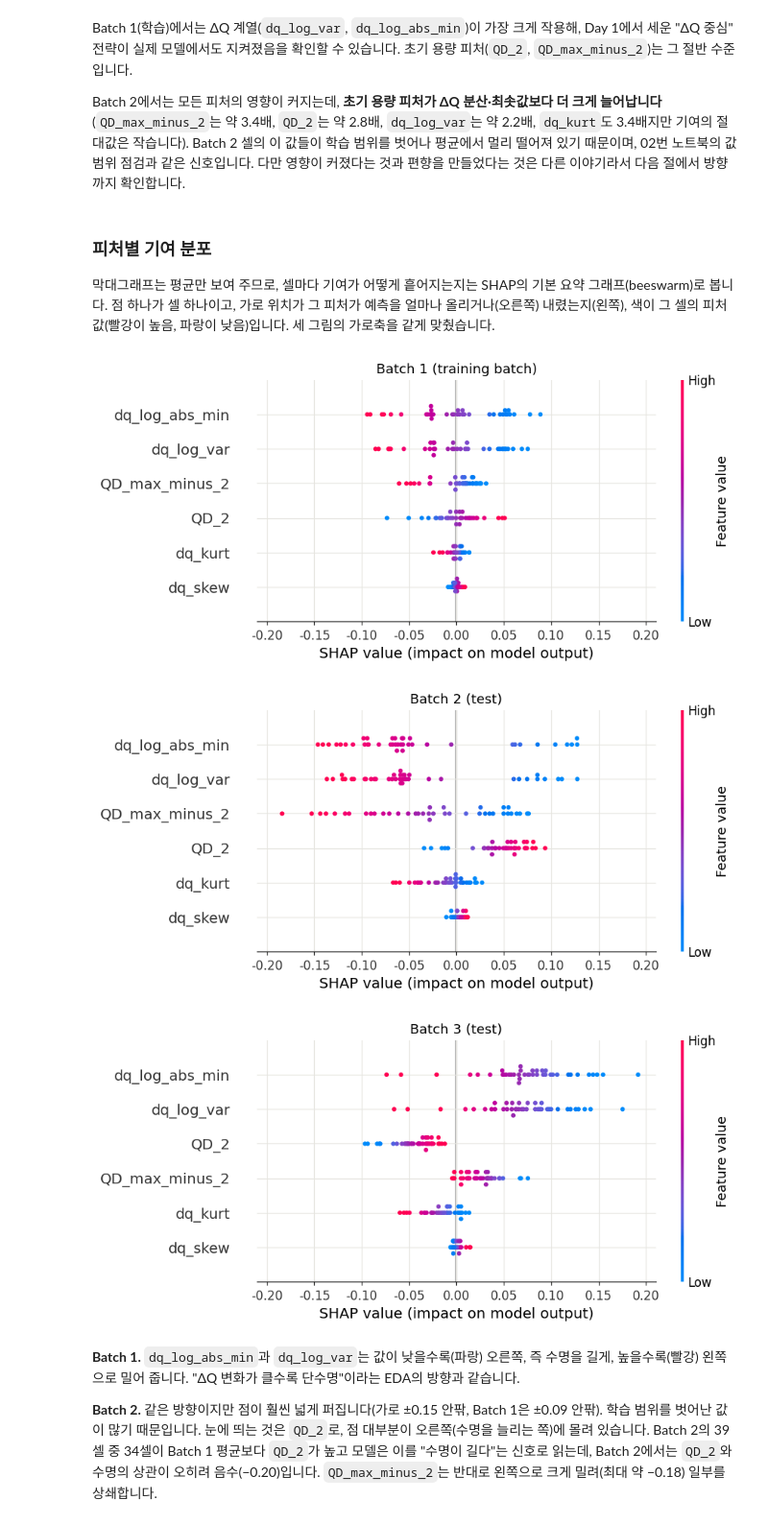
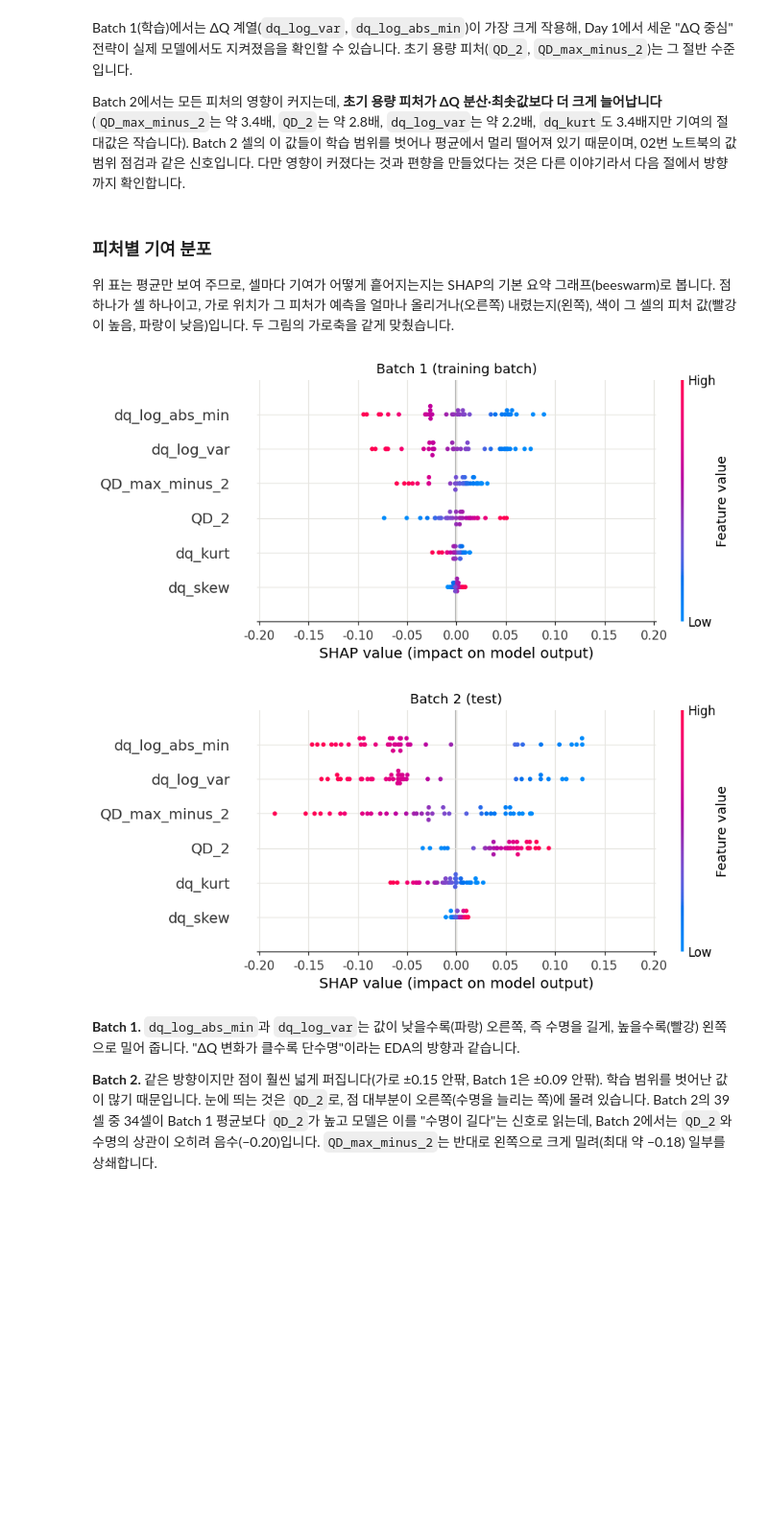
Before and after one commit to yunseojin2809-dev/EDA_miniproject, a Jupyter notebook: notebooks/04_interpretation.ipynb, the cells around one changed output. Shown at 96% size. Saved outputs shown, nothing was run; the diff lists cells and outputs as text; code cells hidden in the pictures; blank space fills up the shorter version.

Commit message:
Fix cleaning (drop unfinished-label cells, cycle index) and add Batch 3

```diff
--- a/notebooks/04_interpretation.ipynb
+++ b/notebooks/04_interpretation.ipynb
@@ -57,12 +56,0 @@ print("표준화 계수:", dict(zip(cols, model.steps[-1][1].coef_.round(3))))
-# %%
-imp = pd.DataFrame({f"Batch {b}": S[b][cols].abs().mean() for b in S})
-display(imp)
-display((imp["Batch 2"] / imp["Batch 1"]).rename("B2 / B1 배율").to_frame())
-
-fig, ax = plt.subplots(figsize=(8, 3.8)); w, x = .26, np.arange(len(cols))
-for i, (b, color) in enumerate([(1, "#2a78d6"), (2, "#eb6834"), (3, "#1baf7a")]):
-    ax.bar(x + (i - 1) * w, imp[f"Batch {b}"], w, color=color, label=f"Batch {b}")
-ax.set_xticks(x, cols, rotation=35, ha="right", fontsize=8)
-ax.set_ylabel("mean |SHAP|  (log10 cycle life)"); ax.legend(fontsize=8)
-ax.set_title("How much each feature moves the prediction")
-fig.savefig(FIG / "shap_importance.png", dpi=180, bbox_inches="tight"); plt.show()
@@ -89,25 +80,24 @@ Batch 2에서는 모든 피처의 영향이 커지는데, **초기 용량 피처
 # %% [markdown]
 ### 피처별 기여 분포
 
-막대그래프는 평균만 보여 주므로, 셀마다 기여가 어떻게 흩어지는지는 SHAP의 기본 요약 그래프(beeswarm)로 봅니다. 점 하나가 셀 하나이고, 가로 위치가 그 피처가 예측을 얼마나 올리거나(오른쪽) 내렸는지(왼쪽), 색이 그 셀의 피처 값(빨강이 높음, 파랑이 낮음)입니다. 세 그림의 가로축을 같게 맞췄습니다.
+위 표는 평균만 보여 주므로, 셀마다 기여가 어떻게 흩어지는지는 SHAP의 기본 요약 그래프(beeswarm)로 봅니다. 점 하나가 셀 하나이고, 가로 위치가 그 피처가 예측을 얼마나 올리거나(오른쪽) 내렸는지(왼쪽), 색이 그 셀의 피처 값(빨강이 높음, 파랑이 낮음)입니다. 두 그림의 가로축을 같게 맞췄습니다.
 # %%
 import shap
 
-X = {b: df[df.batch == b].dropna(subset=cols).reset_index(drop=True) for b in (1, 2, 3)}      # 피처 원래 값 (색 표시용)
+X = {b: df[df.batch == b].dropna(subset=cols).reset_index(drop=True) for b in (1, 2)}      # 피처 원래 값 (색 표시용)
 
 def explanation(b):
     return shap.Explanation(values=S[b][cols].values, base_values=S[b].base.values,
                             data=X[b][cols].values, feature_names=cols)
 
-lim = max(np.abs(S[b][cols].values).max() for b in S) * 1.1                  # 세 배치의 가로축을 통일
-for b, name in [(1, "Batch 1 (training batch)"), (2, "Batch 2 (test)"), (3, "Batch 3 (test)")]:
+lim = max(np.abs(S[b][cols].values).max() for b in (1, 2)) * 1.1             # 두 배치의 가로축을 통일
+for b, name in [(1, "Batch 1 (training batch)"), (2, "Batch 2 (test)")]:
     shap.plots.beeswarm(explanation(b), max_display=len(cols), show=False)
     plt.title(name); plt.xlim(-lim, lim)
     plt.gcf().savefig(FIG / f"shap_beeswarm_b{b}.png", dpi=180, bbox_inches="tight"); plt.show()
 # %% [output]
-[figure, old version]
+[figure, new version]
-[figure, old version]
+[figure, new version]
-[figure, removed]
 # %% [markdown]
 **Batch 1.** `dq_log_abs_min`과 `dq_log_var`는 값이 낮을수록(파랑) 오른쪽, 즉 수명을 길게, 높을수록(빨강) 왼쪽으로 밀어 줍니다. "ΔQ 변화가 클수록 단수명"이라는 EDA의 방향과 같습니다.
 
```
Also changed, not shown: parts of 11 cells of this notebook, 10 other files.
